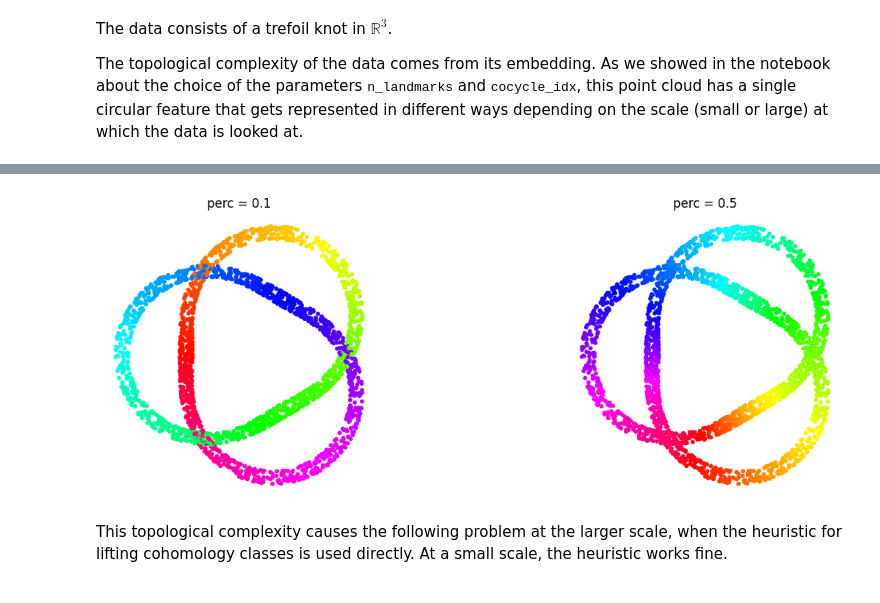
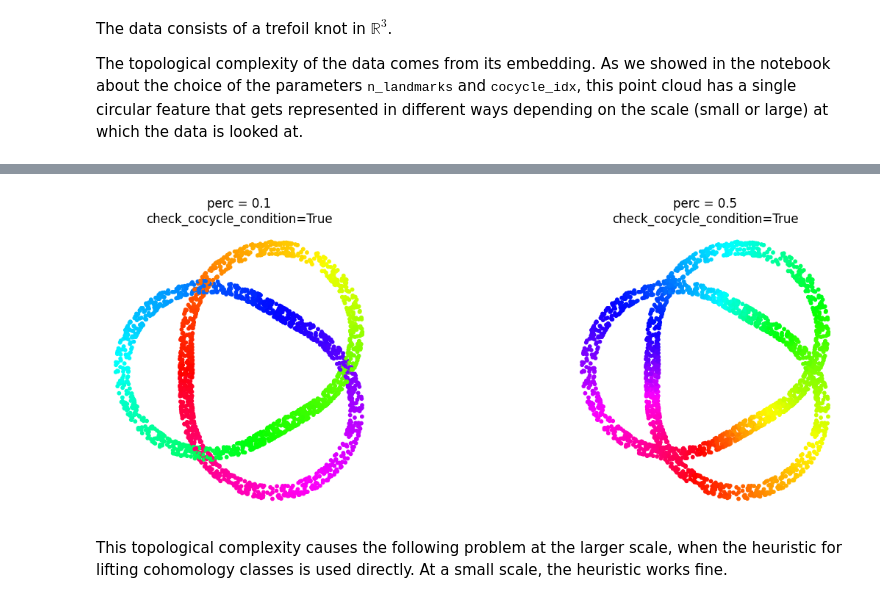
Before and after one commit to scikit-tda/DREiMac, a Jupyter notebook: notebooks/parameters_prime_and_check_cocycle_condition.ipynb, the cells around one changed output, grey strips where cells are left out. Cells and saved outputs as stored; diff of their text form; code cells hidden in the pictures.

```diff
--- a/notebooks/parameters_prime_and_check_cocycle_condition.ipynb
+++ b/notebooks/parameters_prime_and_check_cocycle_condition.ipynb
@@ -41,17 +54,17 @@ plt.gca().set_aspect("equal") ; _ = plt.axis("off")
 # %%
 perc_choices = [0.1, 0.5]
 prime = 3
 
 plt.figure(figsize=(15,5))
 cc = CircularCoords(X, 300, prime=prime)
 for i,perc in enumerate(perc_choices):
     circular_coordinate = cc.get_coordinates(perc=perc,cocycle_idx=0)
     plt.subplot(1, len(perc_choices), i+1)
     plt.scatter(X[:,0],X[:,1], s = 10, c = circular_coordinate, cmap="hsv")
-    plt.title("perc = " + str(perc))
+    plt.title("perc = " + str(perc) + "\ncheck_cocycle_condition=True")
     plt.gca().set_aspect("equal") ; _ = plt.axis("off")
 # %% [output]
-[figure, old version]
+[figure, new version]
 # %% [markdown]
 This topological complexity causes the following problem at the larger scale, when the heuristic for lifting cohomology classes is used directly.
 At a small scale, the heuristic works fine.
```
Also changed, not shown: parts of 5 cells of this notebook, 11 other files.
